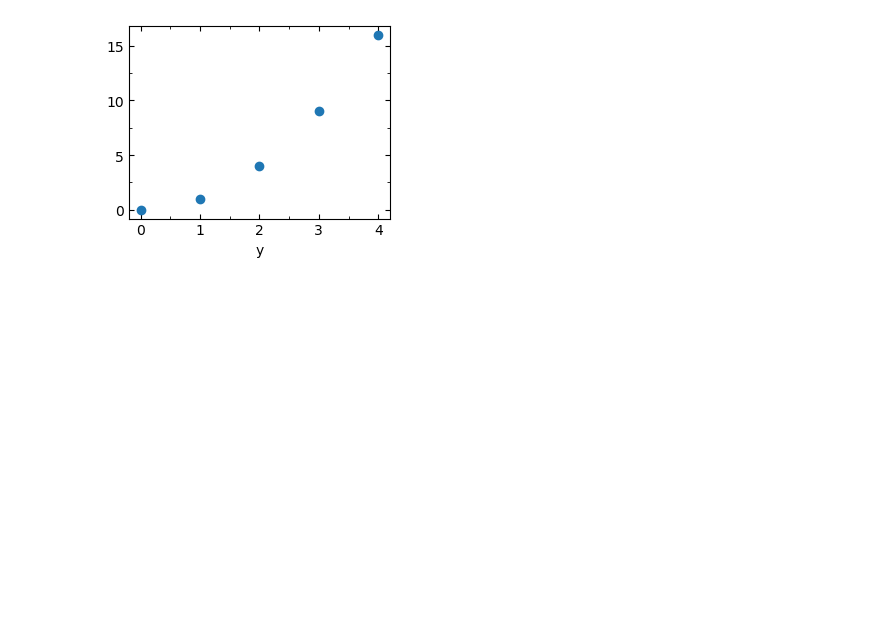
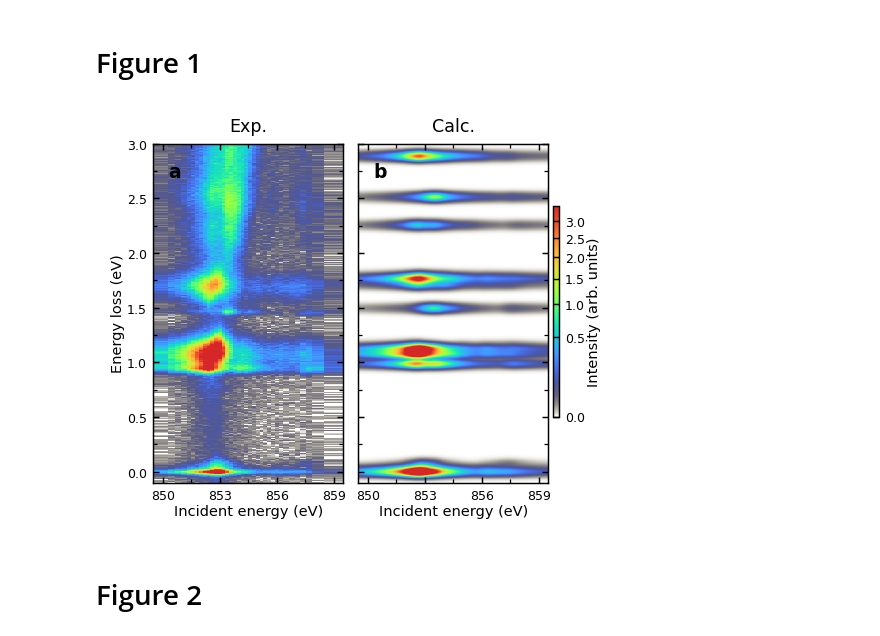
Before and after one commit to mpmdean/He2024magnetically, a Jupyter notebook: plot.ipynb, the cells around one changed output. Drawn from its saved outputs; the diff is of its cells as text; code cells hidden in the pictures; blank space fills up the shorter version.

```diff
--- a/plot.ipynb
+++ b/plot.ipynb
@@ -7,12 +12,0 @@ from matplotlib.ticker import AutoMinorLocator
-# %%
-fig, ax = plt.subplots(figsize=(3 + 3/8, 2.5))
-
-ax.plot(np.arange(5), np.arange(5)**2, 'o')
-
-ax.set_xlabel('X')
-ax.set_xlabel('y')
-
-ax.xaxis.set_minor_locator(AutoMinorLocator(2))
-ax.yaxis.set_minor_locator(AutoMinorLocator(2))
-# %% [output]
-[figure, removed]
@@ -18,0 +80,57 @@ ax.yaxis.set_minor_locator(AutoMinorLocator(2))
+# %% [markdown]
+# Figure 1
+# %%
+Emap_data = h5_file('data/RIXS_data/Edep.hdf', 'r')
+AIM_rixs_field_sim = h5_file('data/edrixs/AIM_rixs_field_sim.hdf', 'r')
+# %%
+# plt.close('all')
+fig, axs = plt.subplots(1, 2, dpi=dpi, figsize=(88*mm,70*mm), sharex=True, sharey=True, gridspec_kw=dict(wspace=0.08, top=0.93, left=0.14, bottom=0.11,right=0.9))
+cax = fig.add_axes([0.91,0.12+0.15,0.01,0.93-0.12-0.3]) # axis for colorbar
+colormap=turbo_w()
+
+
+ims = [0,0,]
+ims[0] = plot2d(ax=axs[0], x=Emap_data['Ei'][:], y=Emap_data['eloss'][:], Int=Emap_data['intensity'][:], colormap=colormap, rasterized=True)
+ims[1] = plot2d(ax=axs[1], x=AIM_rixs_field_sim['omega'][:], y=AIM_rixs_field_sim['eloss'][:], Int=AIM_rixs_field_sim['LH'][:]*scale, colormap=colormap, rasterized=True)
+
+# axis range
+for ax in axs:
+    ax.set_xlim(849.5,859.5)
+    ax.set_ylim(-0.1,3)
+    ax.set_xticks(np.arange(850,860.1,3))
+    # ax.set_yticks(np.arange(0,3.1,0.5))
+    ax.xaxis.set_minor_locator(ticker.AutoMinorLocator(2))
+    ax.yaxis.set_minor_locator(ticker.AutoMinorLocator(2))
+
+# axis label
+axs[0].set_ylabel('Energy loss (eV)')
+axs[0].set_xlabel('Incident energy (eV)')
+axs[1].set_xlabel('Incident energy (eV)')
+
+
+# title
+axs[0].set_title('Exp.')
+axs[1].set_title('Calc.')
+
+
+# colorbar
+for im in ims:
+    im.set_norm(col.PowerNorm(gamma=0.5))
+    im.set_clim(0, 3.5)
+cbar = plt.colorbar(ims[1], cax=cax)
+cbar.set_ticks(np.arange(0, 3.1, 0.5))
+cbar.set_label('Intensity (arb. units)')
+
+
+# label
+x = 0.08
+y = 0.9
+axs[0].text(x=x, y=y, s='a', fontdict=dict(fontsize=9,fontweight='bold'), transform=axs[0].transAxes, color='k')
+axs[1].text(x=x, y=y, s='b', fontdict=dict(fontsize=9,fontweight='bold'), transform=axs[1].transAxes, color='k')
+
+
+fig.savefig('energy_map.pdf', dpi=300)
+# %% [output]
+[figure, added]
+# %% [markdown]
+# Figure 2
```
Also changed, not shown: parts of 64 cells of this notebook, 42 other files.
